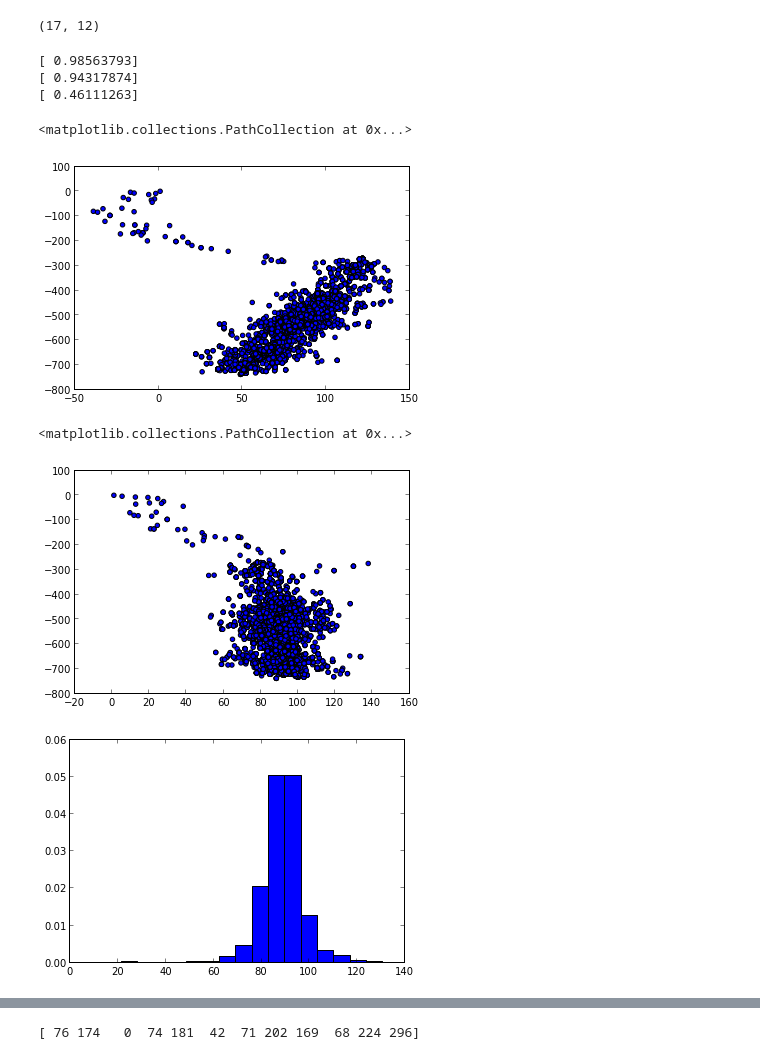
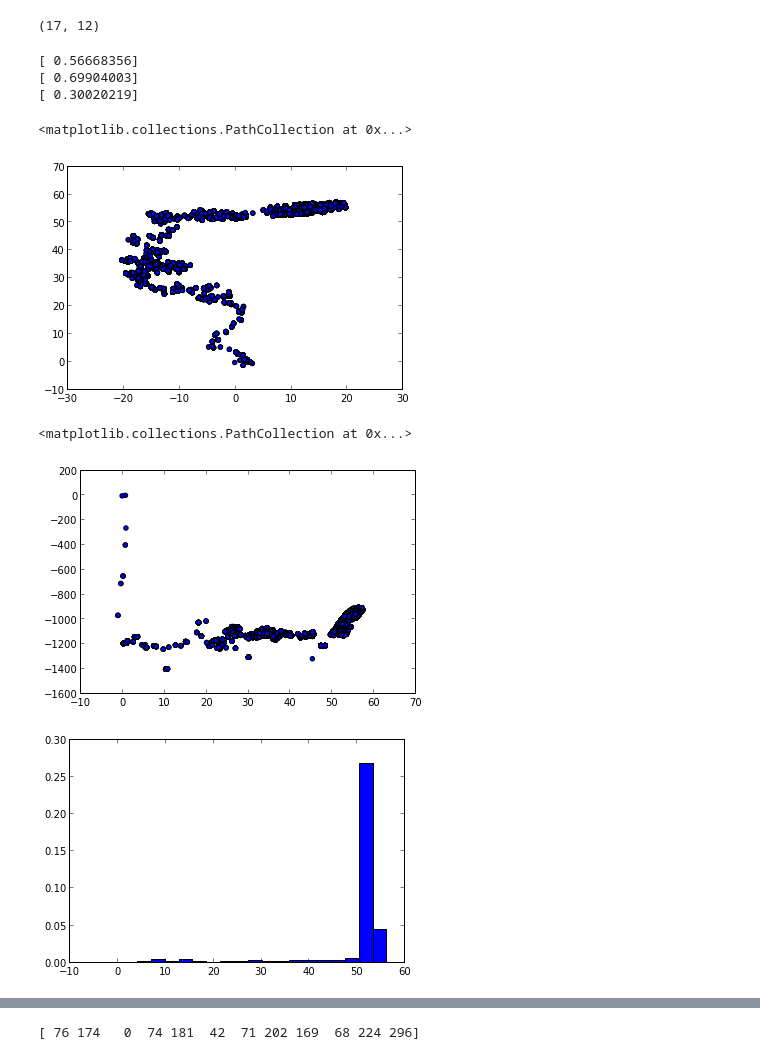
Before and after one commit to forero/traces, a Jupyter notebook: src/single_trace.ipynb, the cells around one changed output, grey strips where cells are left out. Saved outputs shown, nothing was run; the diff lists cells and outputs as text; code cells hidden in the pictures.

```diff
--- a/src/single_trace.ipynb
+++ b/src/single_trace.ipynb
@@ -18,7 +18,7 @@ trace_id=0
 
 def likelihood(i_obs, i_model):
     chi_squared = sum((i_obs-i_model)**2)
-    return chi_squared
+    return -chi_squared
 
 def my_model(obs_data, r_init):
     trace_prediction = arange(12)
@@ -54,26 +54,26 @@ print x_walk
 print y_walk
 print z_walk
 
-n_iterations = 10000 #this is the number of iterations I want to make
+n_iterations = 100000 #this is the number of iterations I want to make
 for i in range(n_iterations):
-    x_prime = np.random.normal(x_walk[i], 10)
-    y_prime = np.random.normal(y_walk[i], 10)
-    z_prime = np.random.normal(z_walk[i], 10)
+    x_prime = np.random.normal(x_walk[i], 1.0)
+    y_prime = np.random.normal(y_walk[i], 1.0)
+    z_prime = np.random.normal(z_walk[i], 200.0)
     while z_prime > 0.0:
         z_prime = np.random.normal(z_walk[i], 10)
 
     mod_init = my_model(ob_data[trace_id,:], [x_walk[i],y_walk[i],z_walk[i]])
     mod_prime = my_model(ob_data[trace_id,:], [x_prime,y_prime,z_prime])
 
-    alpha = likelihood(ob_data[trace_id,:], mod_prime)/likelihood(ob_data[trace_id,:], mod_init)
+    alpha = likelihood(ob_data[trace_id,:], mod_prime) - likelihood(ob_data[trace_id,:], mod_init)
 
-    if(alpha<1.0):
+    if(alpha>0.0):
         x_walk  = append(x_walk,x_prime)
         y_walk  = append(y_walk,y_prime)
         z_walk  = append(z_walk,z_prime)
     else:
         beta = random.random()
-        if(beta<log(alpha)):
+        if(beta<exp(alpha)):
             x_walk  = append(x_walk,x_prime)
             y_walk  = append(y_walk,y_prime)
             z_walk  = append(z_walk,z_prime)
@@ -82,23 +82,23 @@ for i in range(n_iterations):
                 y_walk  = append(y_walk,y_walk[i])
                 z_walk  = append(z_walk,z_walk[i])
 # %% [output]
-[ 0.98563793]
-[ 0.94317874]
-[ 0.46111263]
+[ 0.56668356]
+[ 0.69904003]
+[ 0.30020219]
 # %%
-scatter(y_walk, z_walk)
+scatter(y_walk, x_walk)
 # %% [output]
 <matplotlib.collections.PathCollection at 0x...>
-[figure, old version]
+[figure, new version]
 # %%
 scatter(x_walk, z_walk)
 # %% [output]
 <matplotlib.collections.PathCollection at 0x...>
-[figure, old version]
+[figure, new version]
 # %%
 count, bins, ignored =plt.hist(x_walk, 20, normed=True)
 # %% [output]
-[figure, old version]
+[figure, new version]
 # %%
 count, bins, ignored =plt.hist(y_walk, 20, normed=True)
 # %% [output]
```
Also changed, not shown: parts of 2 cells of this notebook.
